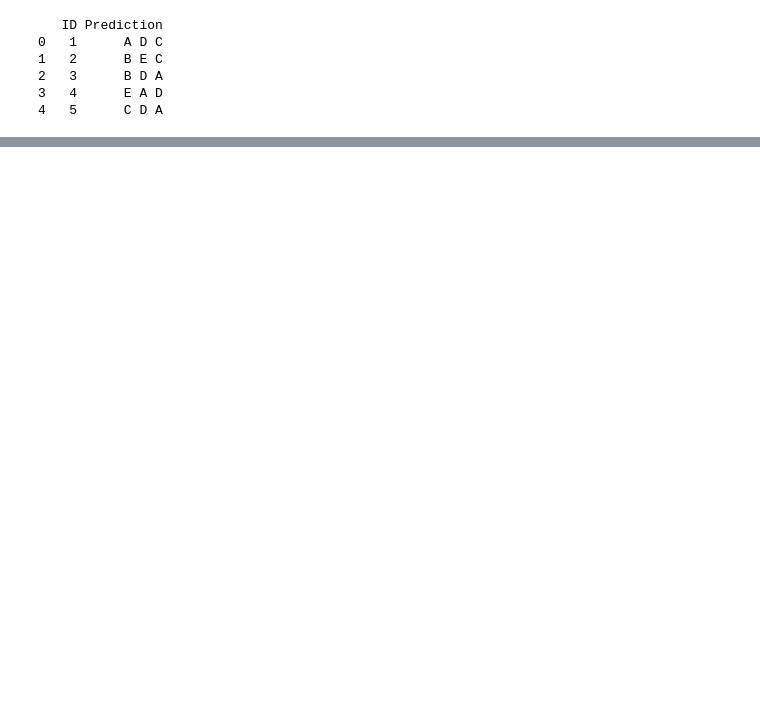
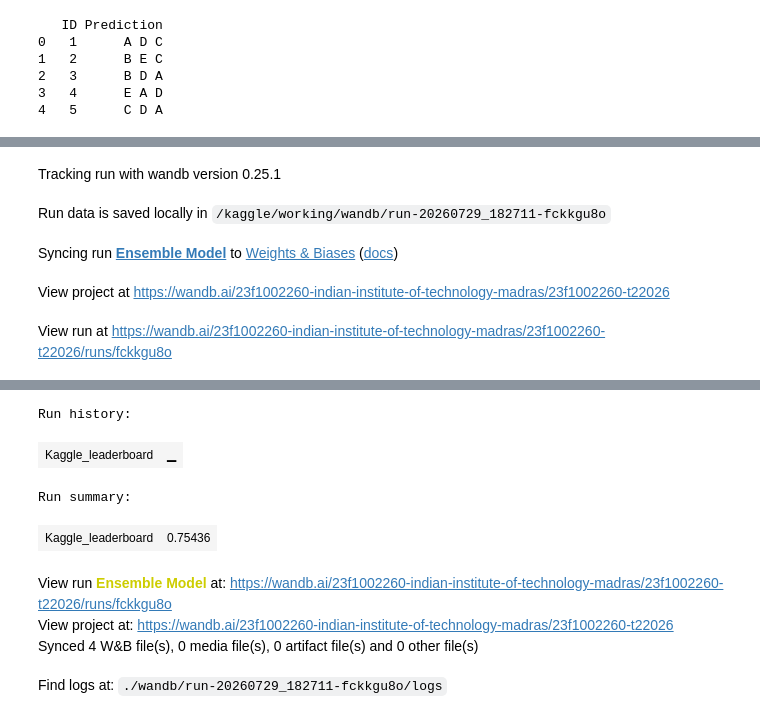
Before and after one commit to Atharv210203/smart-mcq-solver, a Jupyter notebook: 23f1002260-notebook-t12026.ipynb, the cells around one changed output, grey strips where cells are left out. Cells and saved outputs as stored; diff of their text form; code cells hidden in the pictures; blank space fills up the shorter version.

Commit message:
Kaggle Notebook | DL-23f1002260-notebook-t22026 | Version 43

```diff
--- a/23f1002260-notebook-t12026.ipynb
+++ b/23f1002260-notebook-t12026.ipynb
@@ -1461,3 +1463,14 @@ Scoring DeBERTa...
 2   3      B D A
 3   4      E A D
 4   5      C D A
+# %%
+ import wandb
+ wandb.login(key="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")
+
+
+run = wandb.init(entity="23f1002260-indian-institute-of-technology-madras",
+                  project="23f1002260-t22026", name="Ensemble Model")
+run.log({ "Kaggle_leaderboard": 0.75436})
+
+run.finish()
+# %% [output]
@@ -1463,0 +1482,5 @@ Scoring DeBERTa...
+Tracking run with wandb version 0.25.1
+Run data is saved locally in /kaggle/working/wandb/run-20260729_182711-fckkgu8o
+Syncing run Ensemble Model to Weights & Biases (docs)
+View project at https://wandb.ai/23f1002260-indian-institute-of-technology-madras/23f1002260-t22026
+View run at https://wandb.ai/23f1002260-indian-institute-of-technology-madras/23f1002260-t22026/runs/fckkgu8o
@@ -1463,0 +1488,8 @@ Scoring DeBERTa...
+Run history:
+| Kaggle_leaderboard | ▁ |
+Run summary:
+| Kaggle_leaderboard | 0.75436 |
+View run Ensemble Model at: https://wandb.ai/23f1002260-indian-institute-of-technology-madras/23f1002260-t22026/runs/fckkgu8o
+View project at: https://wandb.ai/23f1002260-indian-institute-of-technology-madras/23f1002260-t22026
+Synced 4 W&B file(s), 0 media file(s), 0 artifact file(s) and 0 other file(s)
+Find logs at: ./wandb/run-20260729_182711-fckkgu8o/logs
```
Also changed, not shown: parts of 2 cells of this notebook.
